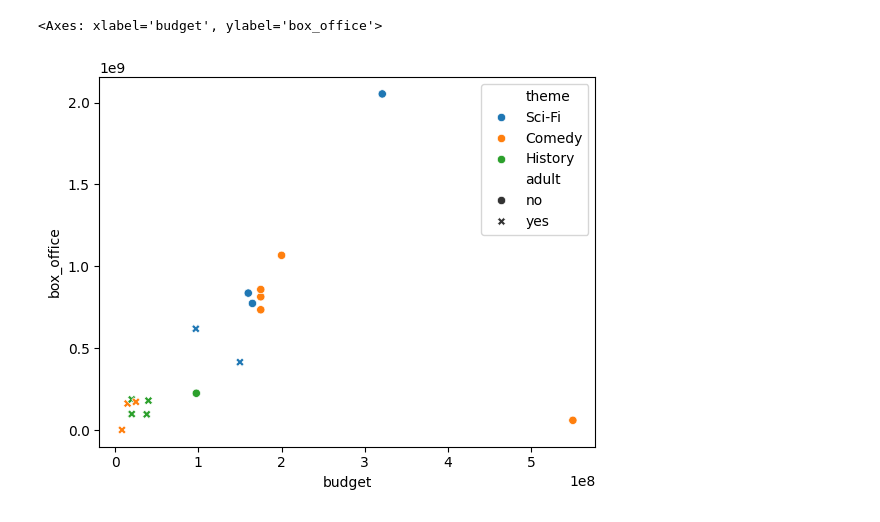
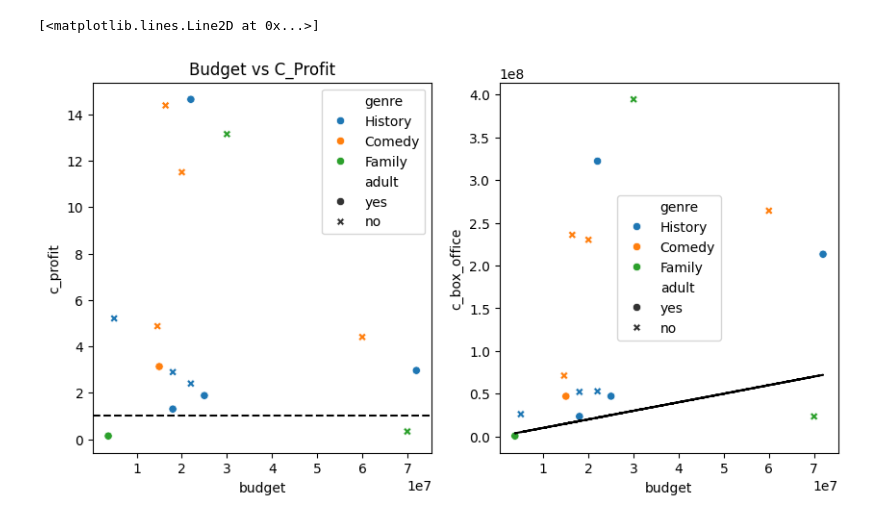
Before and after one commit to jparisu/CUNEF-ML-Resources, a Jupyter notebook: datasets/imdb/imdb_visualization.ipynb, the cells around one changed output. Saved outputs shown, nothing was run; the diff lists cells and outputs as text; code cells hidden in the pictures.

```diff
--- a/datasets/imdb/imdb_visualization.ipynb
+++ b/datasets/imdb/imdb_visualization.ipynb
@@ -17,14 +18,24 @@ sns.pairplot(df, hue='theme')
-# %%
-# Plot the whole dataset
-# X axis - budget
-# Y axis - box_office
-# Color - theme
-# Figure (o/x) - adult
-
-sns.scatterplot(data=df, x='budget', y='box_office', hue='theme', style='adult')
-# %% [output]
-<Axes: xlabel='budget', ylabel='box_office'>
-[figure, removed]
+# %%
+# 2 plots in horizontal layout
+# First with the budget vs c_profit
+# Second with the budget vs c_box_office
+
+# First plot
+plt.figure(figsize=(10, 5))
+plt.subplot(1, 2, 1)
+sns.scatterplot(data=df, x='budget', y='c_profit', hue='genre', style='adult')
+plt.title('Budget vs C_Profit')
+# Add horizontal line in profit = 1
+plt.axhline(y=1, color='black', linestyle='--')
+
+# Second plot
+plt.subplot(1, 2, 2)
+sns.scatterplot(data=df, x='budget', y='c_box_office', hue='genre', style='adult')
+# Add diagonal line
+plt.plot(df['budget'], df['budget'], color='black', linestyle='--')  # You can customize the color and linestyle
+# %% [output]
+[<matplotlib.lines.Line2D at 0x...>]
+[figure, added]
 # %%
 # Plot the whole dataset
 # X axis - year
```
Also changed, not shown: parts of 4 cells of this notebook, 5 other files.
